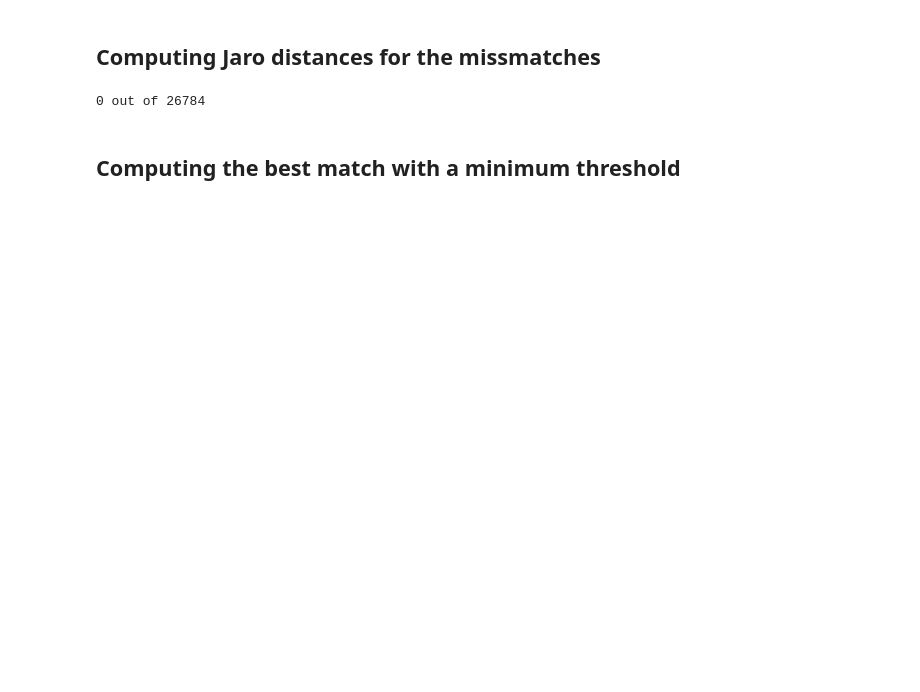
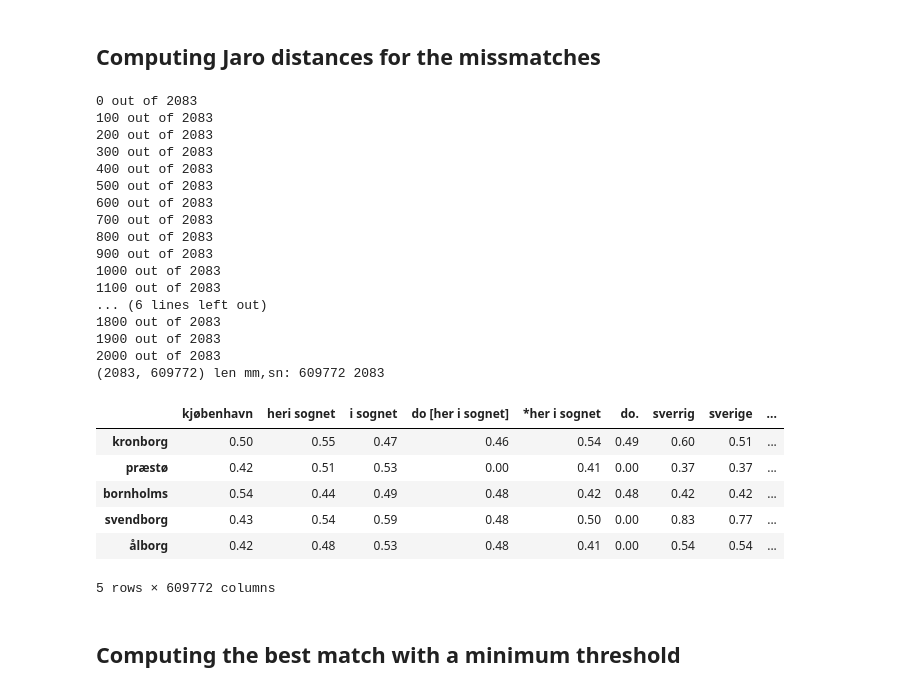
Before and after one commit to link-lives/city-standardization, a Jupyter notebook: birthplace_cleaning.ipynb, the cells around one changed output. Cells and saved outputs as stored; diff of their text form; code cells hidden in the pictures; blank space fills up the shorter version.

```diff
--- a/birthplace_cleaning.ipynb
+++ b/birthplace_cleaning.ipynb
@@ -276,31 +276,50 @@ s.head()
 # %%
 #Getting the potential first matches
 
 mm = miss[focus_column+'_data'].unique()
-sn = dd.simplename.unique() # this uses my extended version of digdag
+sn = dd_org.simplename.unique() # Using the short version of dig dag to make it much faster (>x10)
 
 distance_jaro = np.zeros((len(sn),len(mm)))
-distance_leven = np.zeros((len(sn),len(mm)))
+
+def compute_jaro(a,b):
+    try:
+        return distance.get_jaro_distance(a, b)
+    except:
+        return 0
 
 for i in range(len(sn)):
     if i%100 == 0: print(i, 'out of' , len(sn))
 
-    for j in range(len(mm)): #The internal loop could be done using apply (it should be the longer one)
-        #If variable is none skip
-        if not mm[j]: continue
+    #Computing jaro only
+    distance_jaro[i] = miss[focus_column+'_data'].apply(lambda x: compute_jaro(sn[i], x)).values
 
-        #This matrix is not simetric because x and y axis are not the same!
-        try:
-            distance_jaro[i][j] = distance.get_jaro_distance(sn[i],mm[j])
-            distance_leven[i][j] = Levenshtein.distance(sn[i],mm[j])/(len(sn[i])+len(mm[j]))
-        except:
-            print('Could not make it',i,j)
-            print(sn[i],mm[j])
 
 #Index is the reference names found in digdag the columns the original data
 distance_jaro = pd.DataFrame(data = distance_jaro, columns = mm, index = sn)
-distance_leven = pd.DataFrame(data = distance_leven, columns = mm, index = sn)
 print(distance_jaro.shape, 'len mm,sn:', len(mm), len(sn)) #(26428, 1237)
 distance_jaro.head()
 # %% [output]
-0 out of 26784
+0 out of 2083
+100 out of 2083
+200 out of 2083
+300 out of 2083
+400 out of 2083
+500 out of 2083
+600 out of 2083
+700 out of 2083
+800 out of 2083
+900 out of 2083
+1000 out of 2083
+1100 out of 2083
+... (6 lines left out)
+1800 out of 2083
+1900 out of 2083
+2000 out of 2083
+(2083, 609772) len mm,sn: 609772 2083
+|  | kjøbenhavn | heri sognet | i sognet | do [her i sognet] | *her i sognet | do. | sverrig | sverige | ... |
+| kronborg | 0.50 | 0.55 | 0.47 | 0.46 | 0.54 | 0.49 | 0.60 | 0.51 | ... |
+| præstø | 0.42 | 0.51 | 0.53 | 0.00 | 0.41 | 0.00 | 0.37 | 0.37 | ... |
+| bornholms | 0.54 | 0.44 | 0.49 | 0.48 | 0.42 | 0.48 | 0.42 | 0.42 | ... |
+| svendborg | 0.43 | 0.54 | 0.59 | 0.48 | 0.50 | 0.00 | 0.83 | 0.77 | ... |
+| ålborg | 0.42 | 0.48 | 0.53 | 0.48 | 0.41 | 0.00 | 0.54 | 0.54 | ... |
+5 rows × 609772 columns
```
Also changed, not shown: parts of 8 cells of this notebook.
